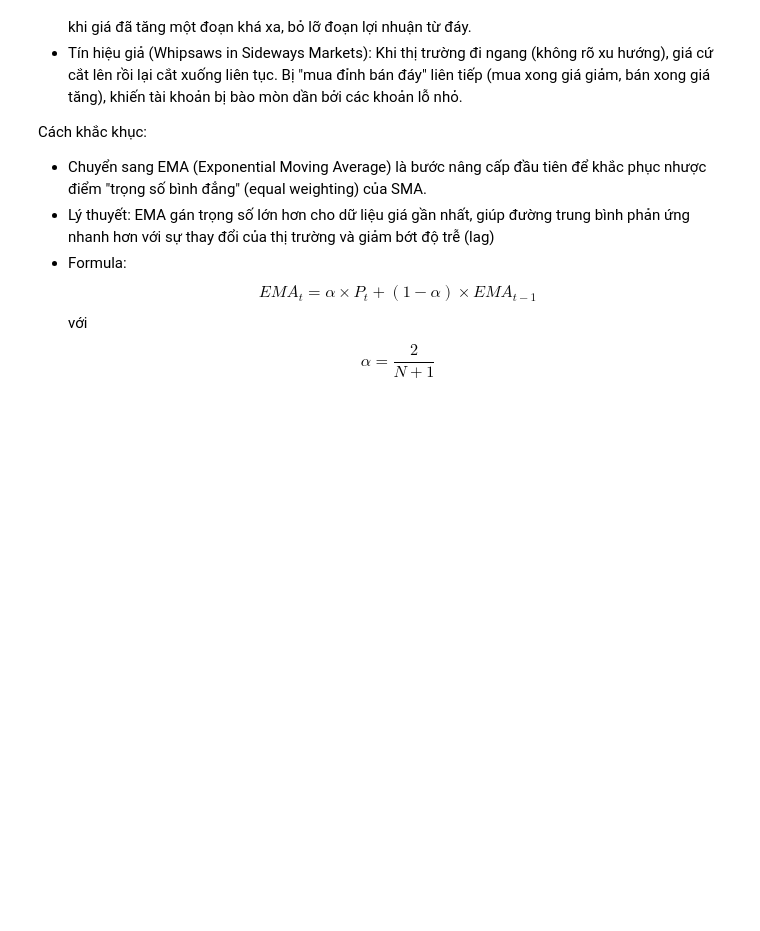
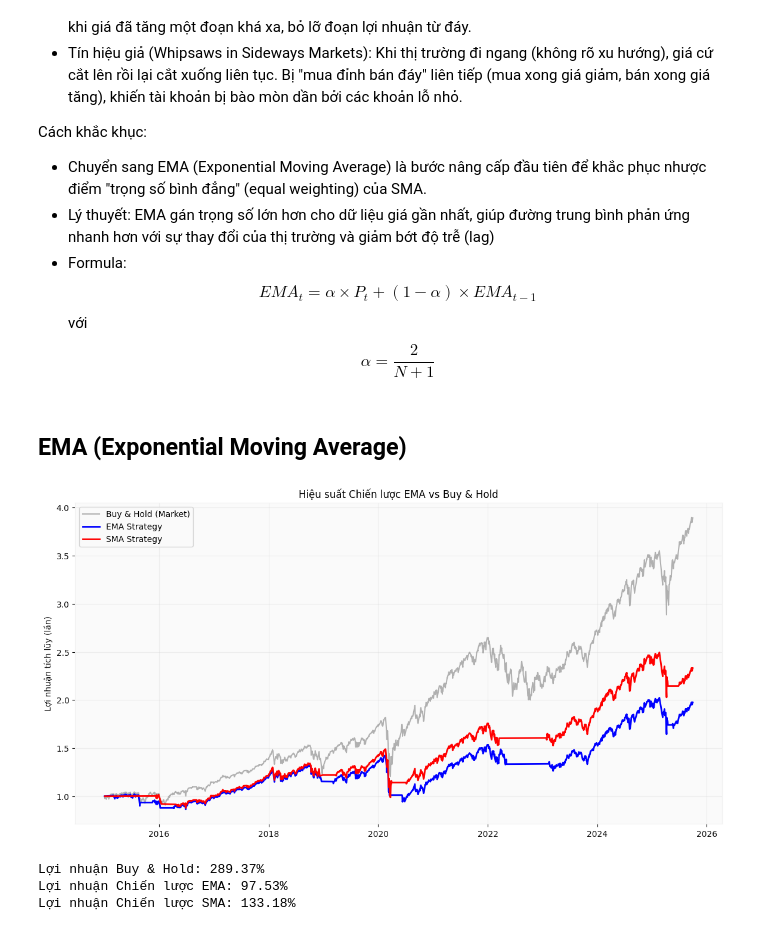
Before and after one commit to tamnguyen-2905/CF_Tam22110193, a Jupyter notebook: LAB_2_3_SMA_MOMENTUM/Technical Indicators_SMA.ipynb, the cells around one changed output. Drawn from its saved outputs; the diff is of its cells as text; code cells hidden in the pictures; blank space fills up the shorter version.

```diff
--- a/LAB_2_3_SMA_MOMENTUM/Technical Indicators_SMA.ipynb
+++ b/LAB_2_3_SMA_MOMENTUM/Technical Indicators_SMA.ipynb
@@ -170,9 +169,5 @@ Trading Rules
 # %%
 def strategy_sma_crossover(data_input):
-    """
-    Chiến lược Golden Cross: SMA 50 cắt lên SMA 200
-    Input: df
-    """
     df_sma = data_input.copy()
 
     # 1. Tính toán SMA50 và SMA200
@@ -231,3 +226,5 @@ Cách khắc khục:
 - Chuyển sang EMA (Exponential Moving Average) là bước nâng cấp đầu tiên để khắc phục nhược điểm "trọng số bình đẳng" (equal weighting) của SMA.
 - Lý thuyết: EMA gán trọng số lớn hơn cho dữ liệu giá gần nhất, giúp đường trung bình phản ứng nhanh hơn với sự thay đổi của thị trường và giảm bớt độ trễ (lag)
 - Formula: $$EMA_{t} = \alpha \times P_{t} + (1 - \alpha) \times EMA_{t-1}$$ với $$\alpha = \frac{2}{N + 1}$$
+# %% [markdown]
+## EMA (Exponential Moving Average)
@@ -233,0 +265,28 @@ Cách khắc khục:
+# %%
+results = strategy_ema(df)
+results2 = strategy_sma_crossover(df)
+
+# Vẽ biểu đồ so sánh
+plt.figure(figsize=(14, 7))
+plt.plot(results.index, results['Cumulative_Market'], label='Buy & Hold (Market)', color='gray', alpha=0.6)
+plt.plot(results.index, results['Cumulative_Strategy'], label='EMA Strategy', color='blue', linewidth=2)
+plt.plot(results.index, results2['Cumulative_Strategy'], label='SMA Strategy', color='red', linewidth=2)
+
+plt.title('Hiệu suất Chiến lược EMA vs Buy & Hold')
+plt.legend()
+plt.grid(True, alpha=0.3)
+plt.ylabel('Lợi nhuận tích lũy (lần)')
+plt.show()
+
+# In thống kê cuối cùng
+total_ret_market = results['Cumulative_Market'].iloc[-1] - 1
+total_ret_strategy = results['Cumulative_Strategy'].iloc[-1] - 1
+total_ret_strategy2 = results2['Cumulative_Strategy'].iloc[-1] - 1
+print(f"Lợi nhuận Buy & Hold: {total_ret_market:.2%}")
+print(f"Lợi nhuận Chiến lược EMA: {total_ret_strategy:.2%}")
+print(f"Lợi nhuận Chiến lược SMA: {total_ret_strategy2:.2%}")
+# %% [output]
+[figure, added]
+Lợi nhuận Buy & Hold: 289.37%
+Lợi nhuận Chiến lược EMA: 97.53%
+Lợi nhuận Chiến lược SMA: 133.18%
```
Also changed, not shown: parts of 12 cells of this notebook.
